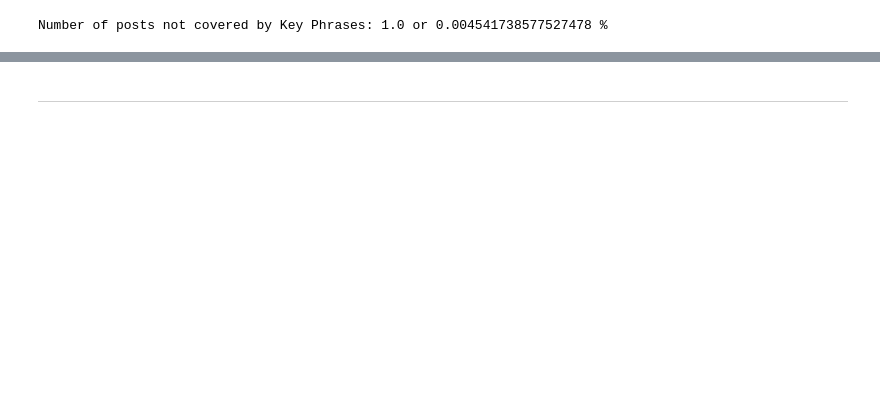
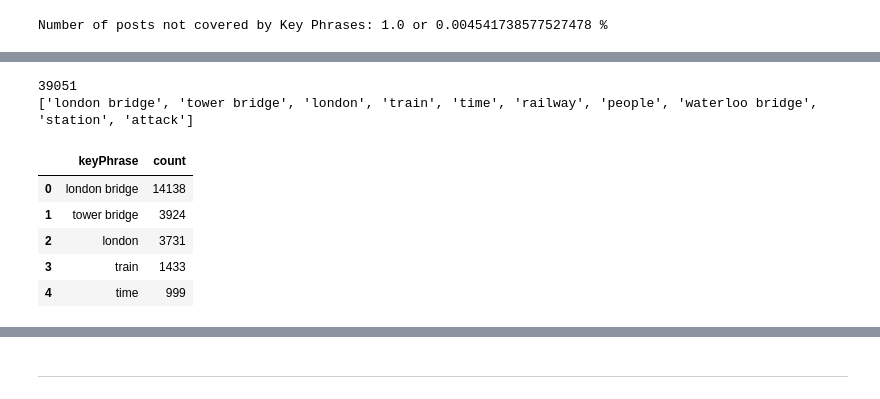
Before and after one commit to agarwal22megha/tweet-categorisation, a Jupyter notebook: twitter_feed_analysis.ipynb, the cells around one changed output, grey strips where cells are left out. Drawn from its saved outputs; the diff is of its cells as text; code cells hidden in the pictures; blank space fills up the shorter version.

```diff
--- a/twitter_feed_analysis.ipynb
+++ b/twitter_feed_analysis.ipynb
@@ -448,0 +389,9 @@ list(key_phrases_category_count.keys())[0:2500]
+# %%
+key_phrases_category_count_2 = key_phrases_category_count()
+print(len(key_phrases_category_count_2))
+
+top_10_keyPhrases = list(key_phrases_category_count_2)[:10]
+print(top_10_keyPhrases)
+# %% [output]
+39051
+['london bridge', 'tower bridge', 'london', 'train', 'time', 'railway', 'people', 'waterloo bridge', 'station', 'attack']
@@ -448,0 +403,9 @@ list(key_phrases_category_count.keys())[0:2500]
+# %%
+key_phrases_count_dict.head()
+# %% [output]
+|  | keyPhrase | count |
+| 0 | london bridge | 14138 |
+| 1 | tower bridge | 3924 |
+| 2 | london | 3731 |
+| 3 | train | 1433 |
+| 4 | time | 999 |
```
Also changed, not shown: parts of 36 cells of this notebook.
